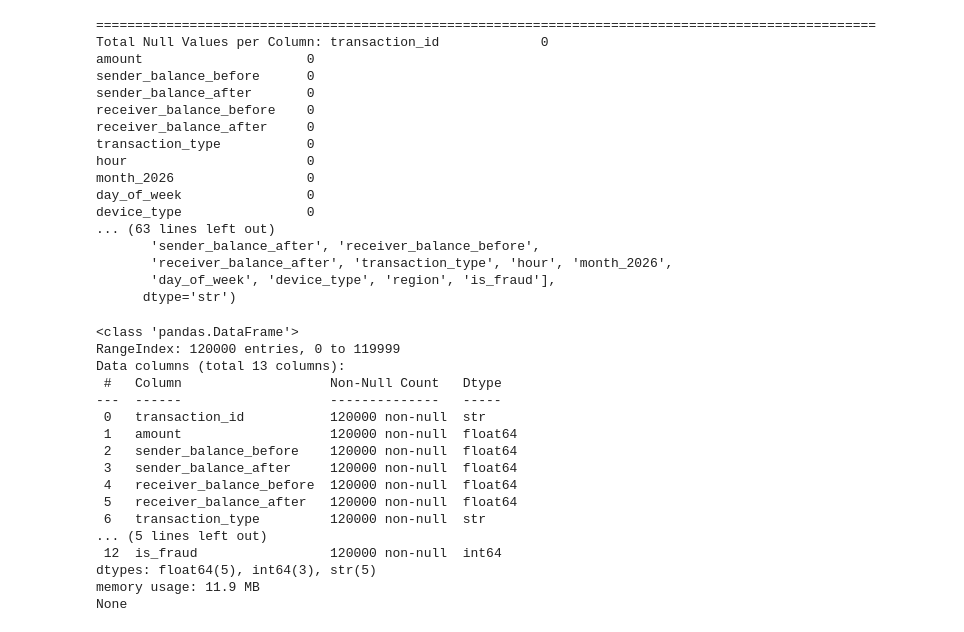
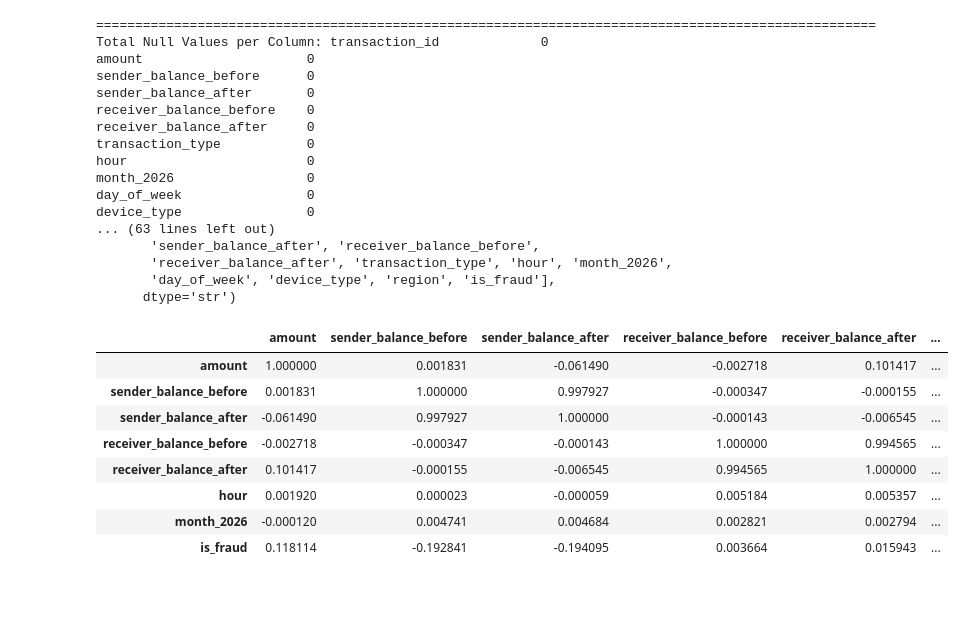
Before and after one commit to TonnieD/Mpesa-Fraud-Detection-System, a Jupyter notebook: Notebooks/EDA.ipynb, the cells around one changed output. Saved outputs shown, nothing was run; the diff lists cells and outputs as text; code cells hidden in the pictures; blank space fills up the shorter version.

```diff
--- a/Notebooks/EDA.ipynb
+++ b/Notebooks/EDA.ipynb
@@ -144,22 +145,16 @@ device_type                0
        'day_of_week', 'device_type', 'region', 'is_fraud'],
       dtype='str')
 # %%
-print(data.info())
+corr_data = data.drop(columns = ['transaction_id'])
+matrix = corr_data.corr(numeric_only=True)
+matrix
 # %% [output]
-<class 'pandas.DataFrame'>
-RangeIndex: 120000 entries, 0 to 119999
-Data columns (total 13 columns):
- #   Column                   Non-Null Count   Dtype
----  ------                   --------------   -----
- 0   transaction_id           120000 non-null  str
- 1   amount                   120000 non-null  float64
- 2   sender_balance_before    120000 non-null  float64
- 3   sender_balance_after     120000 non-null  float64
- 4   receiver_balance_before  120000 non-null  float64
- 5   receiver_balance_after   120000 non-null  float64
- 6   transaction_type         120000 non-null  str
-... (5 lines left out)
- 12  is_fraud                 120000 non-null  int64
-dtypes: float64(5), int64(3), str(5)
-memory usage: 11.9 MB
-None
+|  | amount | sender_balance_before | sender_balance_after | receiver_balance_before | receiver_balance_after | ... |
+| amount | 1.000000 | 0.001831 | -0.061490 | -0.002718 | 0.101417 | ... |
+| sender_balance_before | 0.001831 | 1.000000 | 0.997927 | -0.000347 | -0.000155 | ... |
+| sender_balance_after | -0.061490 | 0.997927 | 1.000000 | -0.000143 | -0.006545 | ... |
+| receiver_balance_before | -0.002718 | -0.000347 | -0.000143 | 1.000000 | 0.994565 | ... |
+| receiver_balance_after | 0.101417 | -0.000155 | -0.006545 | 0.994565 | 1.000000 | ... |
+| hour | 0.001920 | 0.000023 | -0.000059 | 0.005184 | 0.005357 | ... |
+| month_2026 | -0.000120 | 0.004741 | 0.004684 | 0.002821 | 0.002794 | ... |
+| is_fraud | 0.118114 | -0.192841 | -0.194095 | 0.003664 | 0.015943 | ... |
```
Also changed, not shown: parts of 8 cells of this notebook, 4 other files.
